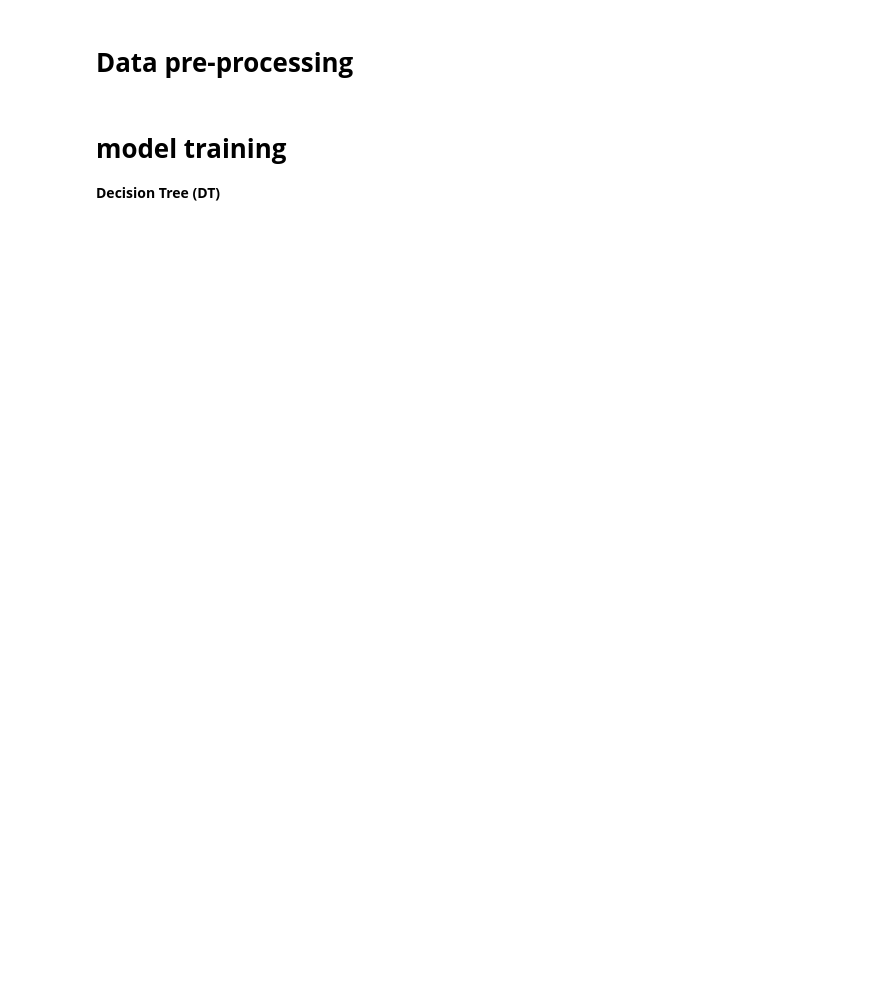
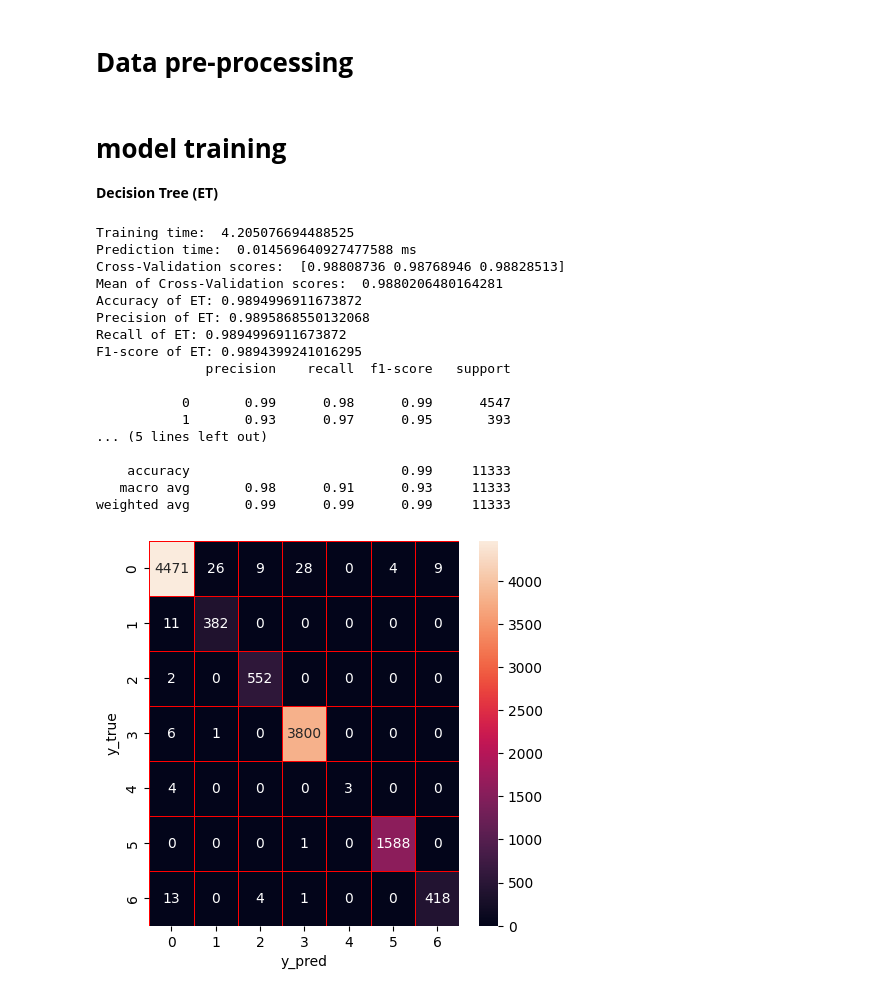
Before and after one commit to gptchat12370-ai/Group-A-DLI-Assignment, a Jupyter notebook: DT(Rasheed).ipynb, the cells around one changed output. Cells and saved outputs as stored; diff of their text form; code cells hidden in the pictures; blank space fills up the shorter version.

```diff
--- a/DT(Rasheed).ipynb
+++ b/DT(Rasheed).ipynb
@@ -34,7 +54,7 @@ import catboost as cb
 import time
 # %%
 # Read the dataset
-df = pd.read_csv('Data/CICIDS2017_sample_0.02.csv')
+df = pd.read_csv('/content/CICIDS2017_sample_0.02.csv')
 # %%
 # print the class distribution of the last column
 df['Label'].value_counts()
@@ -57,53 +88,74 @@ y=np.ravel(y)
 X_train, X_test, y_train, y_test = train_test_split(X,y, train_size = 0.8, test_size = 0.2, random_state = 0,stratify = y)
 # %% [markdown]
 # **model training**
-**Decision Tree (DT)**
+**Decision Tree (ET)**
 # %%
 %%time
-from sklearn.tree import DecisionTreeClassifier
+from sklearn.ensemble import ExtraTreesClassifier
 from sklearn.model_selection import cross_val_score, train_test_split
 from sklearn.metrics import classification_report, confusion_matrix, precision_recall_fscore_support
 import seaborn as sns
 import matplotlib.pyplot as plt
+import numpy as np
 
 
-# Decision tree training and prediction with 3-fold cross-validation
-dt = DecisionTreeClassifier(random_state=0)
-dt_scores = cross_val_score(dt, X_train, y_train, cv=3)
+# Extra Trees training and prediction with 3-fold cross-validation
+et = ExtraTreesClassifier(random_state=0)
+et_scores = cross_val_score(et, X_train, y_train, cv=3)
 
 # calculate the training time
 start = time.time()
-dt.fit(X_train, y_train)
+et.fit(X_train, y_train)
 end = time.time()
 print('Training time: ', end - start)
 
 # calculate the prediction time per sample in milliseconds
 start = time.time()
-y_predict = dt.predict(X_test)
+y_predict = et.predict(X_test)
 end = time.time()
-print('Prediction time per sample: ', (end - start) / len(X_test)*1000)
+print('Prediction time: ', (end - start) / len(X_test) * 1000, 'ms')
+
 
 y_true = y_test
 
 # Print out the cross-validation scores and mean of them
-print('Cross-Validation scores: ', dt_scores)
-print('Mean of Cross-Validation scores: ', np.mean(dt_scores))
+print('Cross-Validation scores: ', et_scores)
+print('Mean of Cross-Validation scores: ', np.mean(et_scores))
 
 # Evaluation metrics
-dt_score = dt.score(X_test, y_test)
+et_score = et.score(X_test, y_test)
 precision, recall, fscore, none = precision_recall_fscore_support(y_true, y_predict, average='weighted')
 
 # Print results
-print('Accuracy of DT: ' + str(dt_score))
-print('Precision of DT: ' + str(precision))
-print('Recall of DT: ' + str(recall))
-print('F1-score of DT: ' + str(fscore))
+print('Accuracy of ET: ' + str(et_score))
+print('Precision of ET: ' + str(precision))
+print('Recall of ET: ' + str(recall))
+print('F1-score of ET: ' + str(fscore))
 print(classification_report(y_true, y_predict))
 
 # Confusion matrix visualization
 cm = confusion_matrix(y_true, y_predict)
 f, ax = plt.subplots(figsize=(5, 5))
 sns.heatmap(cm, annot=True, linewidth=0.5, linecolor="red", fmt=".0f", ax=ax)
 plt.xlabel("y_pred")
 plt.ylabel("y_true")
 plt.show()
+# %% [output]
+Training time:  4.205076694488525
+Prediction time:  0.014569640927477588 ms
+Cross-Validation scores:  [0.98808736 0.98768946 0.98828513]
+Mean of Cross-Validation scores:  0.9880206480164281
+Accuracy of ET: 0.9894996911673872
+Precision of ET: 0.9895868550132068
+Recall of ET: 0.9894996911673872
+F1-score of ET: 0.9894399241016295
+              precision    recall  f1-score   support
+
+           0       0.99      0.98      0.99      4547
+           1       0.93      0.97      0.95       393
+... (5 lines left out)
+
+    accuracy                           0.99     11333
+   macro avg       0.98      0.91      0.93     11333
+weighted avg       0.99      0.99      0.99     11333
+[figure, added]
```
Also changed, not shown: parts of 7 cells of this notebook.
